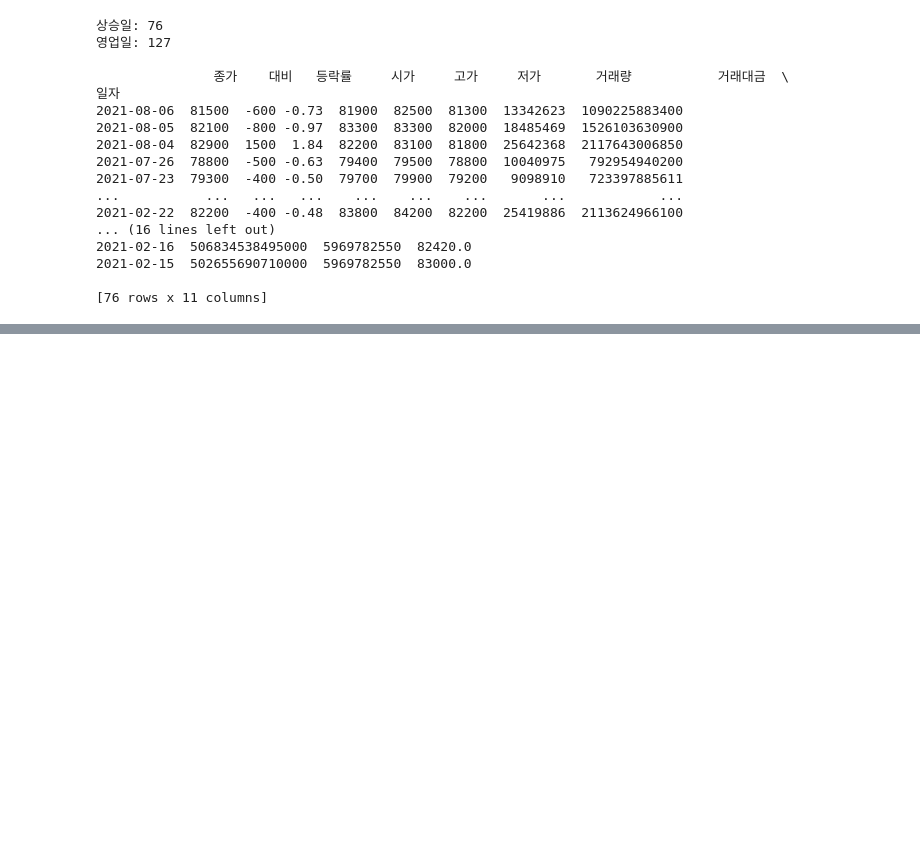
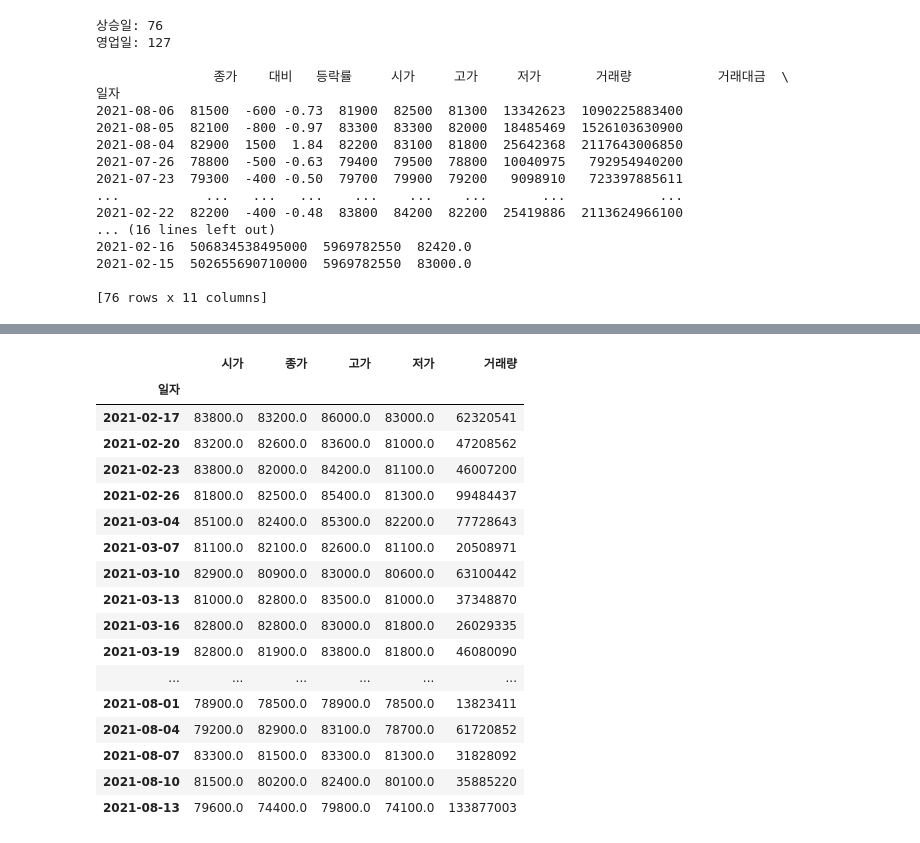
Before and after one commit to objectin/book-pandas-for-finance, a Jupyter notebook: ch06/02.ipynb, the cells around one changed output, grey strips where cells are left out. Cells and saved outputs as stored; diff of their text form; code cells hidden in the pictures; blank space fills up the shorter version.

```diff
--- a/ch06/02.ipynb
+++ b/ch06/02.ipynb
@@ -245,0 +356,23 @@ print(df[cond])
+# %%
+temp = df.resample('3D').agg(how)
+temp.index = temp.index + pd.to_timedelta('2D')
+temp.dropna()
+# %% [output]
+|  | 시가 | 종가 | 고가 | 저가 | 거래량 |
+| 일자 |  |  |  |  |  |
+| 2021-02-17 | 83800.0 | 83200.0 | 86000.0 | 83000.0 | 62320541 |
+| 2021-02-20 | 83200.0 | 82600.0 | 83600.0 | 81000.0 | 47208562 |
+| 2021-02-23 | 83800.0 | 82000.0 | 84200.0 | 81100.0 | 46007200 |
+| 2021-02-26 | 81800.0 | 82500.0 | 85400.0 | 81300.0 | 99484437 |
+| 2021-03-04 | 85100.0 | 82400.0 | 85300.0 | 82200.0 | 77728643 |
+| 2021-03-07 | 81100.0 | 82100.0 | 82600.0 | 81100.0 | 20508971 |
+| 2021-03-10 | 82900.0 | 80900.0 | 83000.0 | 80600.0 | 63100442 |
+| 2021-03-13 | 81000.0 | 82800.0 | 83500.0 | 81000.0 | 37348870 |
+| 2021-03-16 | 82800.0 | 82800.0 | 83000.0 | 81800.0 | 26029335 |
+| 2021-03-19 | 82800.0 | 81900.0 | 83800.0 | 81800.0 | 46080090 |
+| ... | ... | ... | ... | ... | ... |
+| 2021-08-01 | 78900.0 | 78500.0 | 78900.0 | 78500.0 | 13823411 |
+| 2021-08-04 | 79200.0 | 82900.0 | 83100.0 | 78700.0 | 61720852 |
+| 2021-08-07 | 83300.0 | 81500.0 | 83300.0 | 81300.0 | 31828092 |
+| 2021-08-10 | 81500.0 | 80200.0 | 82400.0 | 80100.0 | 35885220 |
+| 2021-08-13 | 79600.0 | 74400.0 | 79800.0 | 74100.0 | 133877003 |
```
Also changed, not shown: parts of 32 cells of this notebook.
